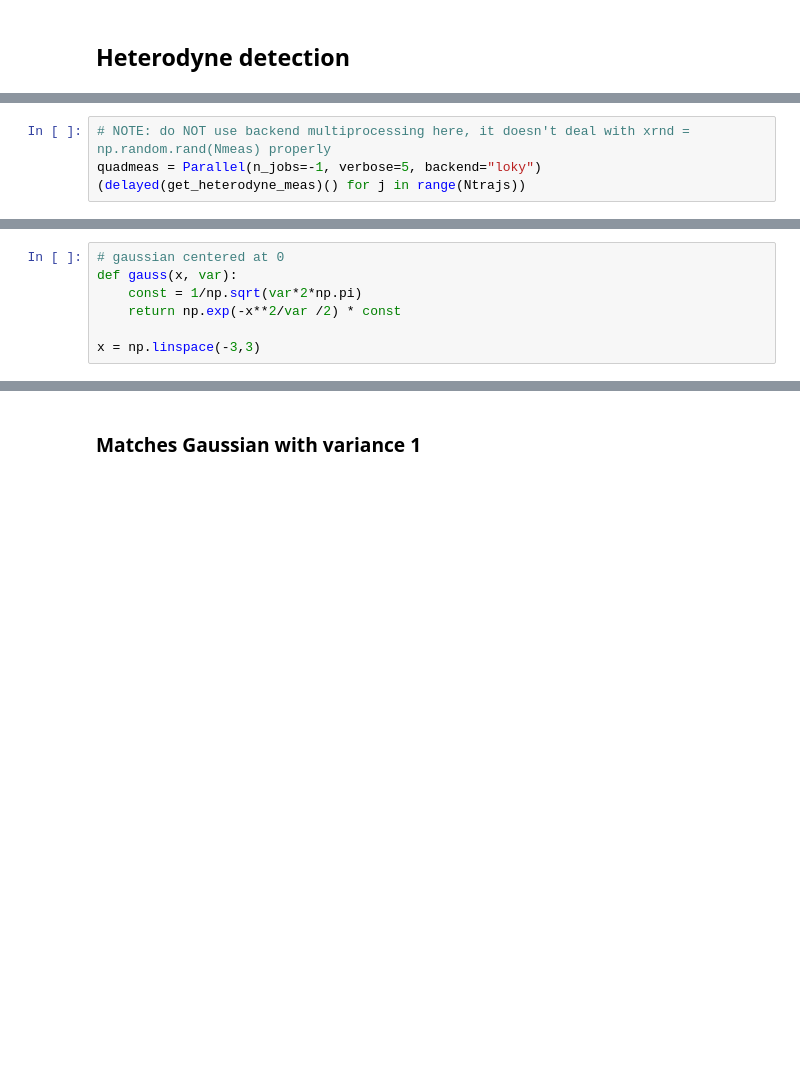
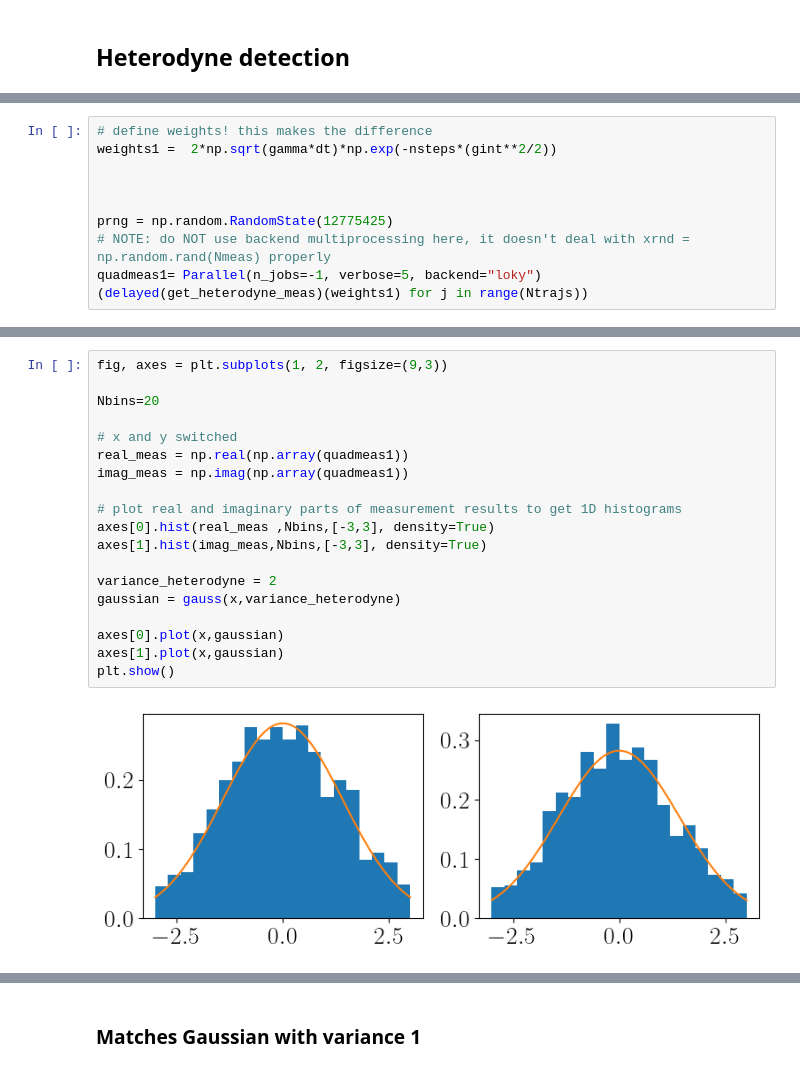
Before and after one commit to ingstra/qubitdyne, a Jupyter notebook: check_vacuum_variances.ipynb, the cells around one changed output, grey strips where cells are left out. Cells and saved outputs as stored; diff of their text form; blank space fills up the shorter version.

```diff
--- a/check_vacuum_variances.ipynb
+++ b/check_vacuum_variances.ipynb
@@ -125,5 +128,11 @@ def get_heterodyne_meas():
 # %%
+# define weights! this makes the difference
+weights1 =  2*np.sqrt(gamma*dt)*np.exp(-nsteps*(gint**2/2))
+
+
+
+prng = np.random.RandomState(12775425)
 # NOTE: do NOT use backend multiprocessing here, it doesn't deal with xrnd = np.random.rand(Nmeas) properly
-quadmeas = Parallel(n_jobs=-1, verbose=5, backend="loky")(delayed(get_heterodyne_meas)() for j in range(Ntrajs))
+quadmeas1= Parallel(n_jobs=-1, verbose=5, backend="loky")(delayed(get_heterodyne_meas)(weights1) for j in range(Ntrajs))
 # %% [output]
 [Parallel(n_jobs=-1)]: Using backend LokyBackend with 32 concurrent workers.
@@ -144,7 +145,21 @@ quadmeas = Parallel(n_jobs=-1, verbose=5, backend="loky")(delayed(get_heterodyne
-# %%
-# gaussian centered at 0
-def gauss(x, var):
-    const = 1/np.sqrt(var*2*np.pi)
-    return np.exp(-x**2/var /2) * const
-
-x = np.linspace(-3,3)
+# %%
+fig, axes = plt.subplots(1, 2, figsize=(9,3))
+
+Nbins=20
+
+# x and y switched
+real_meas = np.real(np.array(quadmeas1))
+imag_meas = np.imag(np.array(quadmeas1))
+
+# plot real and imaginary parts of measurement results to get 1D histograms
+axes[0].hist(real_meas ,Nbins,[-3,3], density=True)
+axes[1].hist(imag_meas,Nbins,[-3,3], density=True)
+
+variance_heterodyne = 2
+gaussian = gauss(x,variance_heterodyne)
+
+axes[0].plot(x,gaussian)
+axes[1].plot(x,gaussian)
+plt.show()
+# %% [output]
+[figure, added]
```
Also changed, not shown: parts of 19 cells of this notebook.
